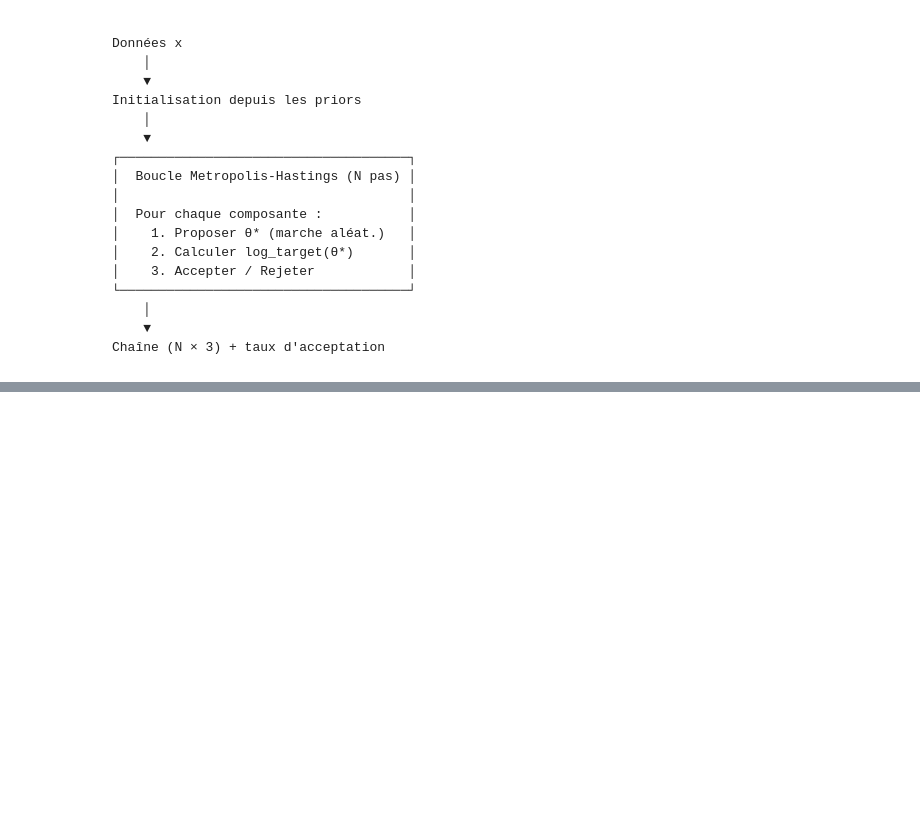
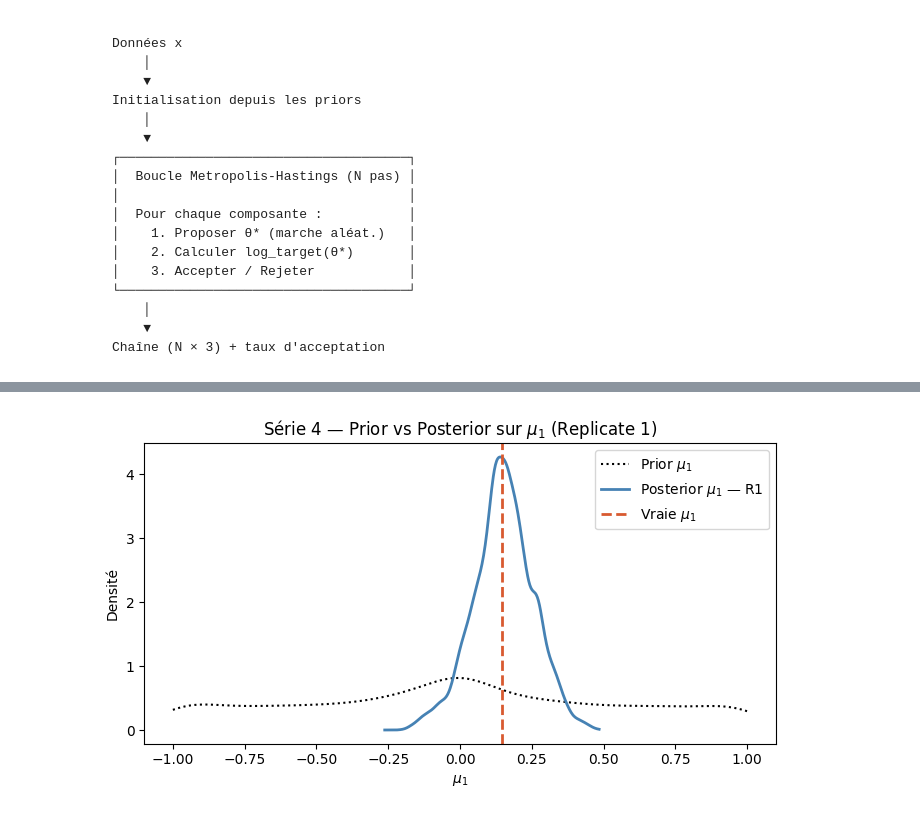
Before and after one commit to inaelenacampan/MonteCarloAndSimulation, a Jupyter notebook: Gibbs.ipynb, the cells around one changed output, grey strips where cells are left out. Drawn from its saved outputs; the diff is of its cells as text; code cells hidden in the pictures; blank space fills up the shorter version.

```diff
--- a/Gibbs.ipynb
+++ b/Gibbs.ipynb
@@ -1687,3 +1673,54 @@ Erreur de Monte carlo : 15.046368
 [figure]
 [figure]
 ... (3 outputs left out)
+# %%
+def plot_prior_vs_posterior_mu1(all_chains_series4, mu1_prior, true_mu):
+    """
+    Trace uniquement le replicate 1 (r=0) de la série index=4
+    avec le prior sur mu1 (theta_1).
+
+    all_chains_series4 : liste des chains pour la série 4
+    mu1_prior          : échantillon du prior sur mu1
+    true_mu            : [mu1_true, mu2_true]
+    """
+    # --- Récupération du replicate 1 (index 0) ---
+    rep1_mu1 = all_chains_series4[0][:, 0]   # shape (n_post,) → colonne θ₁
+
+    fig, ax = plt.subplots(figsize=(7, 4))
+
+    # --- Prior ---
+    kde_prior = gaussian_kde(mu1_prior)
+    x_prior   = np.linspace(mu1_prior.min(), mu1_prior.max(), 400)
+    ax.plot(x_prior, kde_prior(x_prior),
+            color='black', lw=1.5, linestyle=':', label=r"Prior $\mu_1$")
+
+    # --- Posterior replicate 1 ---
+    kde_post = gaussian_kde(rep1_mu1)
+    x_post   = np.linspace(rep1_mu1.min(), rep1_mu1.max(), 400)
+    ax.plot(x_post, kde_post(x_post),
+            color='steelblue', lw=2, label=r"Posterior $\mu_1$ — R1")
+
+    # --- Vraie valeur ---
+    ax.axvline(true_mu[0], color='#D85A30', lw=2, linestyle='--', label=r"Vraie $\mu_1$")
+
+    ax.set_title(r"Série 4 — Prior vs Posterior sur $\mu_1$ (Replicate 1)", fontsize=12)
+    ax.set_xlabel(r"$\mu_1$")
+    ax.set_ylabel("Densité")
+    ax.legend(fontsize=10)
+    plt.tight_layout()
+    plt.savefig("Results/RWMH_serie4_prior_vs_posterior_mu1.png", dpi=150, bbox_inches="tight")
+    plt.show()
+
+# Relance rapide juste pour la série 4
+all_chains_s4 = []
+for r in range(10):
+    chain, _ = rwmh_one_series(
+        x_obs[4], alpha, zeta,
+        n_iter=10_000, step_mu=0.5, step_sigma2=0.5, seed=r
+    )
+    all_chains_s4.append(chain[1000:])   # burn_in = 1000
+
+# Plot
+plot_prior_vs_posterior_mu1(all_chains_s4, mu1_prior, mu_true[4])
+# %% [output]
+[figure, added]
```
Also changed, not shown: parts of 12 cells of this notebook, 3 other files.
